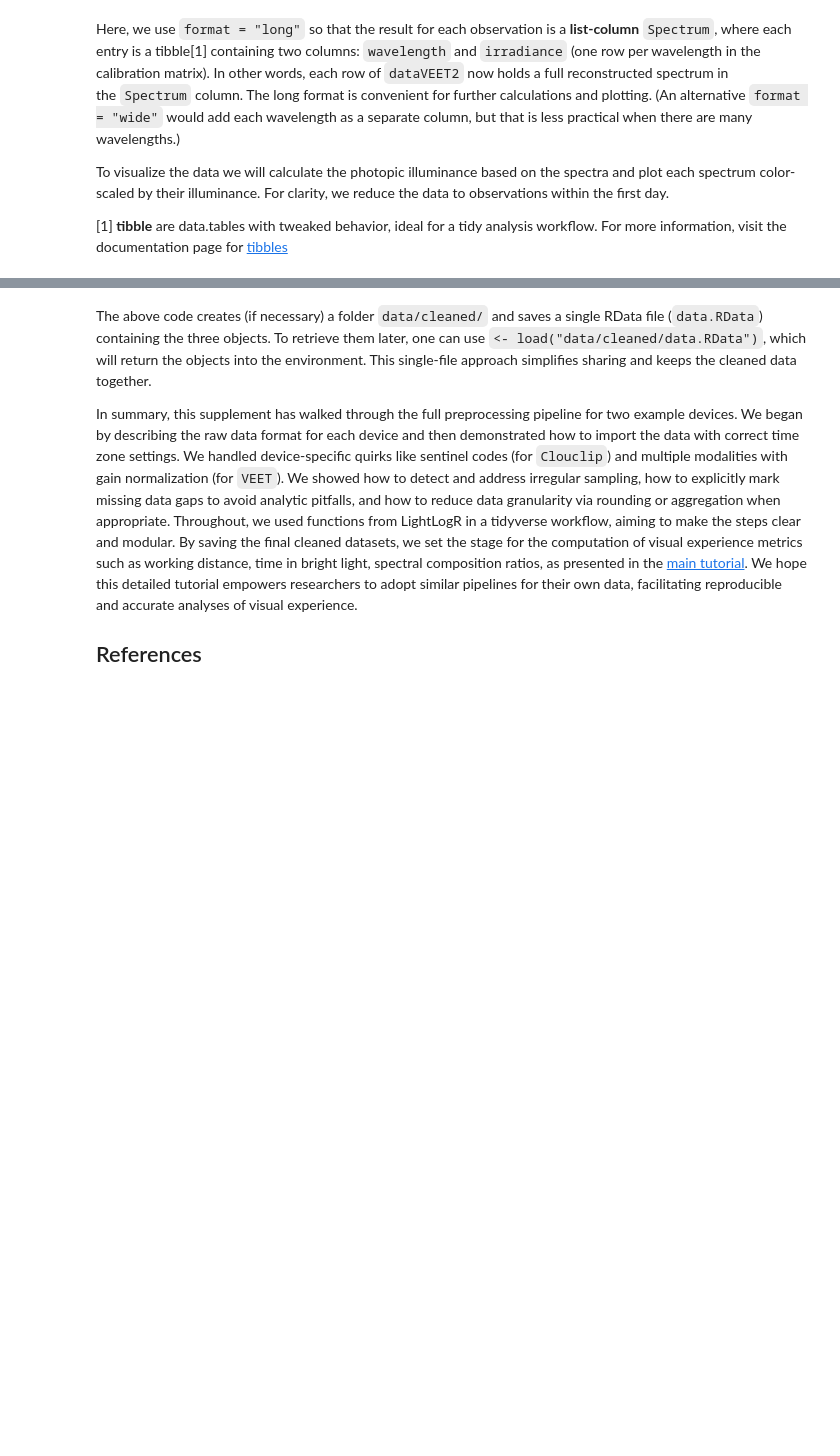
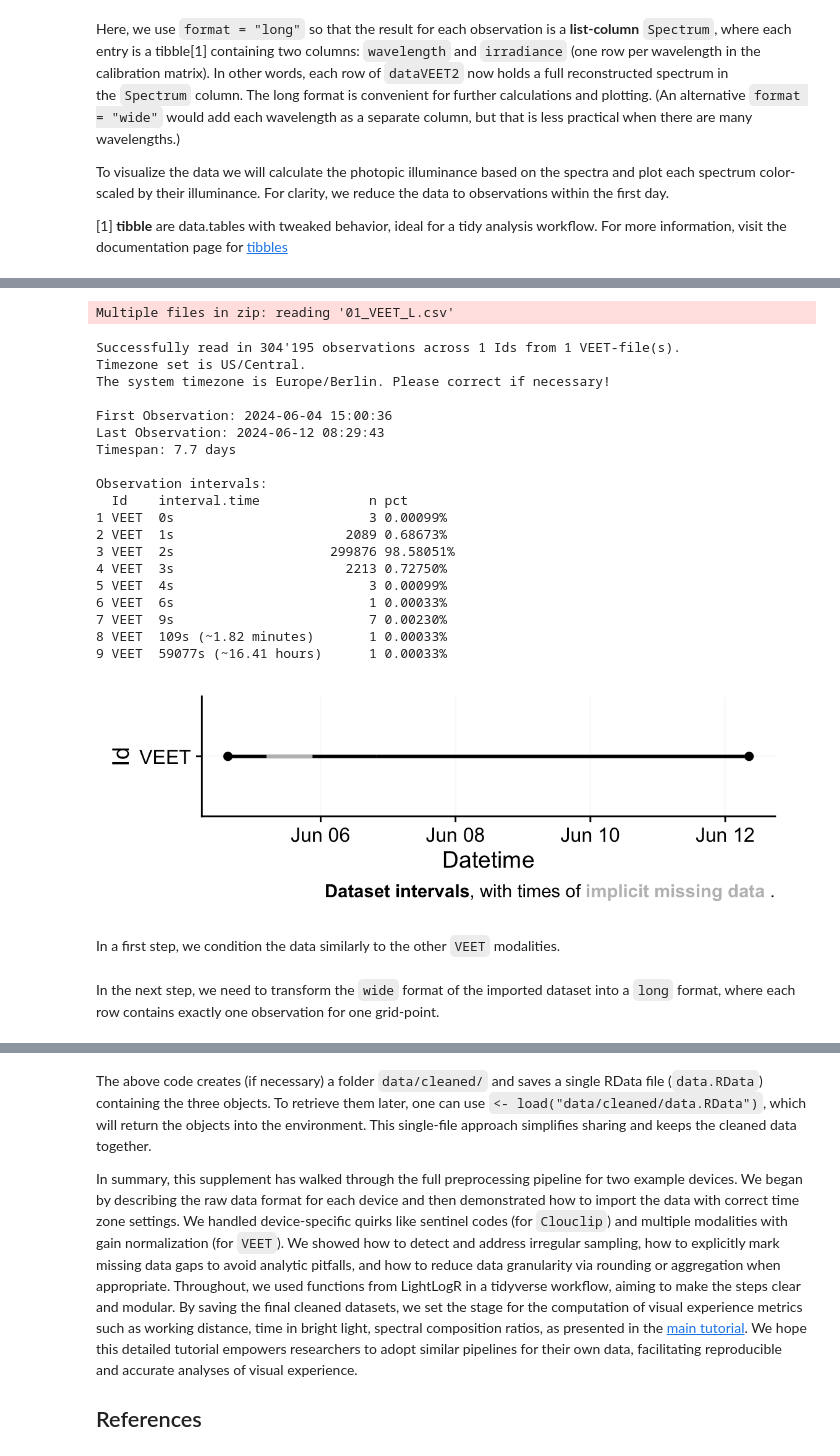
Before and after one commit to tscnlab/ZaunerEtAl_JVis_2025, a Jupyter notebook: _manuscript/supplement.embed.ipynb, the cells around one changed output, grey strips where cells are left out. Drawn from its saved outputs; the diff is of its cells as text; code cells hidden in the pictures; blank space fills up the shorter version.

```diff
--- a/_manuscript/supplement.embed.ipynb
+++ b/_manuscript/supplement.embed.ipynb
@@ -423,0 +419,32 @@ For convenience and future reproducibility, we will save these combined results
+# %%
+#| label: fig-VEET-overview3
+#| fig-cap: "Overview plot of imported VEET data"
+#| fig-height: 2
+#| fig-width: 6
+# Import VEET Spectral Sensor (TOF) data
+path <- "data/01_VEET_L.csv.zip"
+dataVEET3 <- LightLogR::import$VEET(path, tz = tz, modality = "TOF", manual.id = "VEET")
+# %% [output]
+Multiple files in zip: reading '01_VEET_L.csv'
+Successfully read in 304'195 observations across 1 Ids from 1 VEET-file(s).
+Timezone set is US/Central.
+The system timezone is Europe/Berlin. Please correct if necessary!
+
+First Observation: 2024-06-04 15:00:36
+Last Observation: 2024-06-12 08:29:43
+Timespan: 7.7 days
+
+Observation intervals:
+  Id    interval.time              n pct
+1 VEET  0s                         3 0.00099%
+2 VEET  1s                      2089 0.68673%
+3 VEET  2s                    299876 98.58051%
+4 VEET  3s                      2213 0.72750%
+5 VEET  4s                         3 0.00099%
+6 VEET  6s                         1 0.00033%
+7 VEET  9s                         7 0.00230%
+8 VEET  109s (~1.82 minutes)       1 0.00033%
+9 VEET  59077s (~16.41 hours)      1 0.00033%
+[figure, added]
+# %% [markdown]
+In a first step, we condition the data similarly to the other `VEET` modalities.
@@ -423,0 +459,2 @@ For convenience and future reproducibility, we will save these combined results
+# %% [markdown]
+In the next step, we need to transform the `wide` format of the imported dataset into a `long` format, where each row contains exactly one observation for one grid-point.
```
Also changed, not shown: parts of 14 cells of this notebook, 57 other files.
